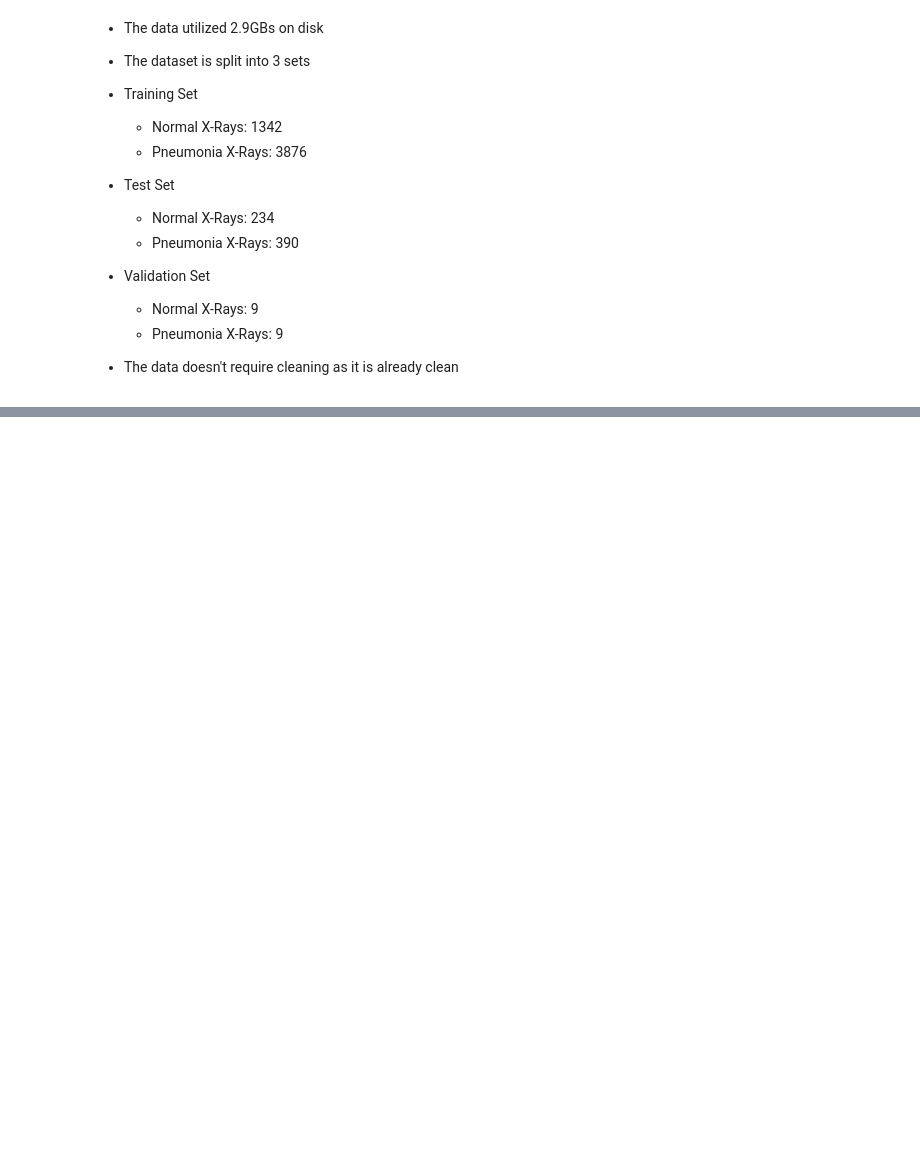
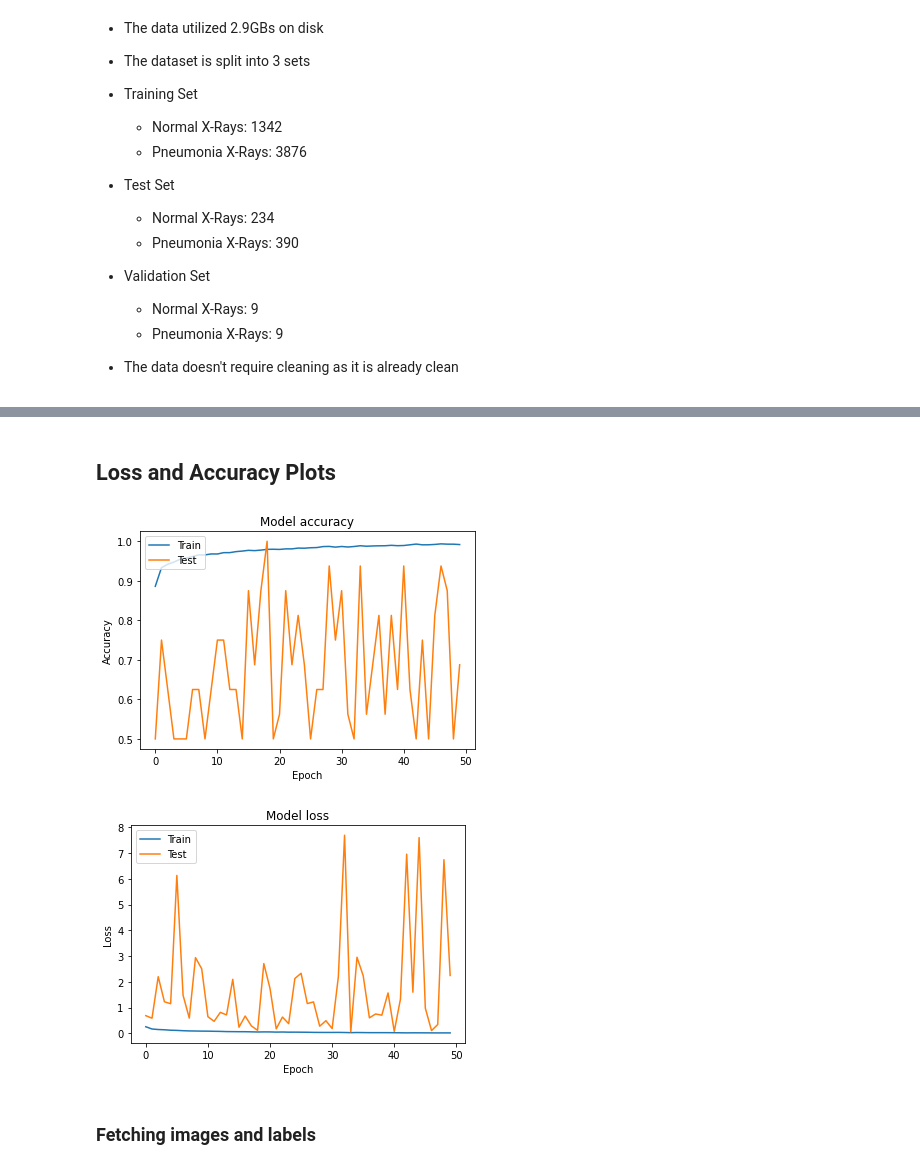
Before and after one commit to harshitgupta5/Chest-Pneumonia-Detection, a Jupyter notebook: Project/Chest_X_Ray_Pneumonia_Exploration.ipynb, the cells around one changed output, grey strips where cells are left out. Saved outputs shown, nothing was run; the diff lists cells and outputs as text; code cells hidden in the pictures; blank space fills up the shorter version.

```diff
--- a/Project/Chest_X_Ray_Pneumonia_Exploration.ipynb
+++ b/Project/Chest_X_Ray_Pneumonia_Exploration.ipynb
@@ -250,0 +370,38 @@ Found 624 images belonging to 2 classes.
+# %%
+batch_size = 16
+epochs = 50
+early_stop = EarlyStopping(patience=25,
+                           verbose = 2,
+                           monitor='val_loss',
+                           mode='auto')
+
+checkpoint = ModelCheckpoint(
+    filepath='best_model',
+    save_best_only=True,
+    save_weights_only=True,
+    monitor='val_loss',
+    mode='auto',
+    verbose = 1)
+
+reduce = ReduceLROnPlateau(
+    monitor='val_loss',
+    factor=0.8,
+    patience=5,
+    verbose=1,
+    mode='auto',
+    min_delta=0.0001,
+    cooldown=1,
+    min_lr=0.0001
+)
+
+model.compile(loss='binary_crossentropy',
+              metrics=['accuracy'],
+              optimizer=Adam(lr=0.0001))
+
+history = model.fit_generator(epochs=epochs,
+                              callbacks=[early_stop,checkpoint,reduce],
+                              shuffle=True,
+                              validation_data=val_generator,
+                              generator=train_generator,
+                              steps_per_epoch=500,
+                              validation_steps=10,)
@@ -250,0 +426,9 @@ Found 624 images belonging to 2 classes.
+# %% [markdown]
+## Loss and Accuracy Plots
+# %%
+create_plots(history)
+# %% [output]
+[figure, added]
+[figure, added]
+# %% [markdown]
+### Fetching images and labels
```
Also changed, not shown: parts of 23 cells of this notebook.
